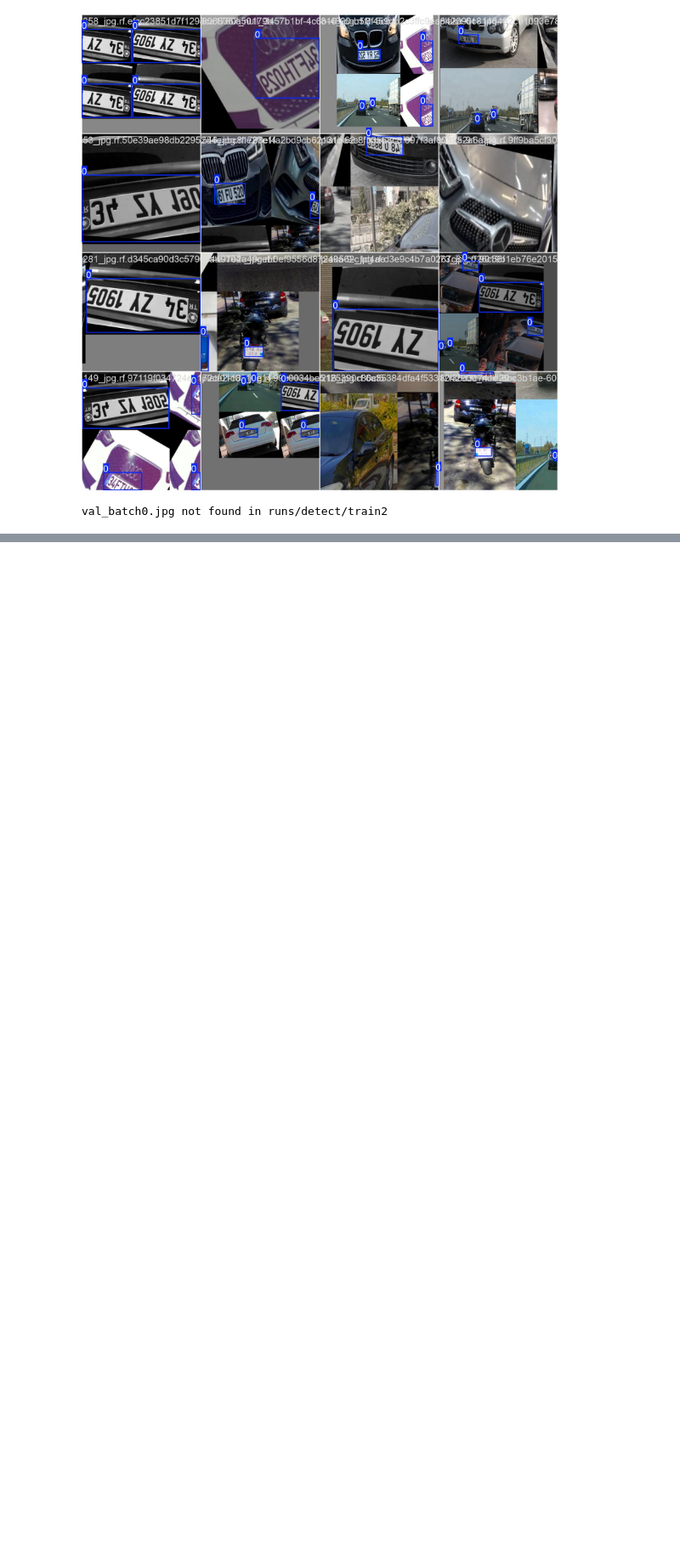
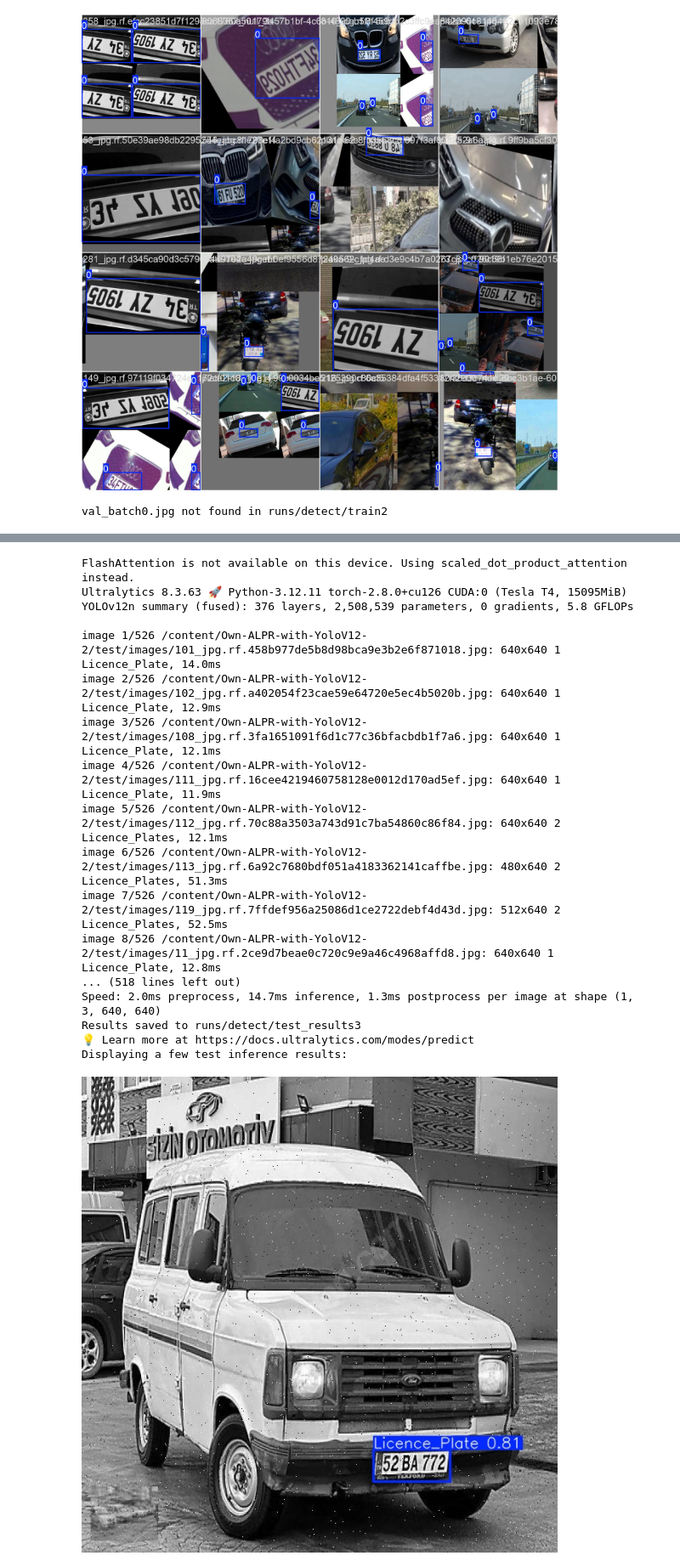
Before and after one commit to Cadcom/Cadcom, a Jupyter notebook: notebooks/train-yolov12-object-detection-model.ipynb, the cells around one changed output, grey strips where cells are left out. Shown at 85% size. Cells and saved outputs as stored; diff of their text form; code cells hidden in the pictures; blank space fills up the shorter version.

```diff
--- a/notebooks/train-yolov12-object-detection-model.ipynb
+++ b/notebooks/train-yolov12-object-detection-model.ipynb
@@ -105,0 +106,40 @@ Overriding model.yaml nc=80 with nc=1
+# %%
+# Define the path to the best model weights
+BEST_MODEL_PATH = "/content/runs/detect/train3/weights/best.pt"
+
+# Define the path to the test dataset images
+TEST_DATASET_PATH = "/content/Own-ALPR-with-YoloV12-2/test/images"
+
+# Perform inference on the test dataset
+!yolo predict model={BEST_MODEL_PATH} source={TEST_DATASET_PATH} name="test_results"
+
+# Display some of the inference results
+from IPython.display import Image, display
+import glob
+import os
+
+results_dir = 'runs/detect/test_results'
+image_files = glob.glob(os.path.join(results_dir, '*.jpg'))
+
+print("Displaying a few test inference results:")
+for img_path in image_files[:5]: # Display the first 5 images
+    display(Image(img_path))
+# %% [output]
+FlashAttention is not available on this device. Using scaled_dot_product_attention instead.
+Ultralytics 8.3.63 🚀 Python-3.12.11 torch-2.8.0+cu126 CUDA:0 (Tesla T4, 15095MiB)
+YOLOv12n summary (fused): 376 layers, 2,508,539 parameters, 0 gradients, 5.8 GFLOPs
+
+image 1/526 /content/Own-ALPR-with-YoloV12-2/test/images/101_jpg.rf.458b977de5b8d98bca9e3b2e6f871018.jpg: 640x640 1 Licence_Plate, 14.0ms
+image 2/526 /content/Own-ALPR-with-YoloV12-2/test/images/102_jpg.rf.a402054f23cae59e64720e5ec4b5020b.jpg: 640x640 1 Licence_Plate, 12.9ms
+image 3/526 /content/Own-ALPR-with-YoloV12-2/test/images/108_jpg.rf.3fa1651091f6d1c77c36bfacbdb1f7a6.jpg: 640x640 1 Licence_Plate, 12.1ms
+image 4/526 /content/Own-ALPR-with-YoloV12-2/test/images/111_jpg.rf.16cee4219460758128e0012d170ad5ef.jpg: 640x640 1 Licence_Plate, 11.9ms
+image 5/526 /content/Own-ALPR-with-YoloV12-2/test/images/112_jpg.rf.70c88a3503a743d91c7ba54860c86f84.jpg: 640x640 2 Licence_Plates, 12.1ms
+image 6/526 /content/Own-ALPR-with-YoloV12-2/test/images/113_jpg.rf.6a92c7680bdf051a4183362141caffbe.jpg: 480x640 2 Licence_Plates, 51.3ms
+image 7/526 /content/Own-ALPR-with-YoloV12-2/test/images/119_jpg.rf.7ffdef956a25086d1ce2722debf4d43d.jpg: 512x640 2 Licence_Plates, 52.5ms
+image 8/526 /content/Own-ALPR-with-YoloV12-2/test/images/11_jpg.rf.2ce9d7beae0c720c9e9a46c4968affd8.jpg: 640x640 1 Licence_Plate, 12.8ms
+... (518 lines left out)
+Speed: 2.0ms preprocess, 14.7ms inference, 1.3ms postprocess per image at shape (1, 3, 640, 640)
+Results saved to runs/detect/test_results3
+💡 Learn more at https://docs.ultralytics.com/modes/predict
+Displaying a few test inference results:
+[figure, added]
```
Also changed, not shown: parts of 5 cells of this notebook.
